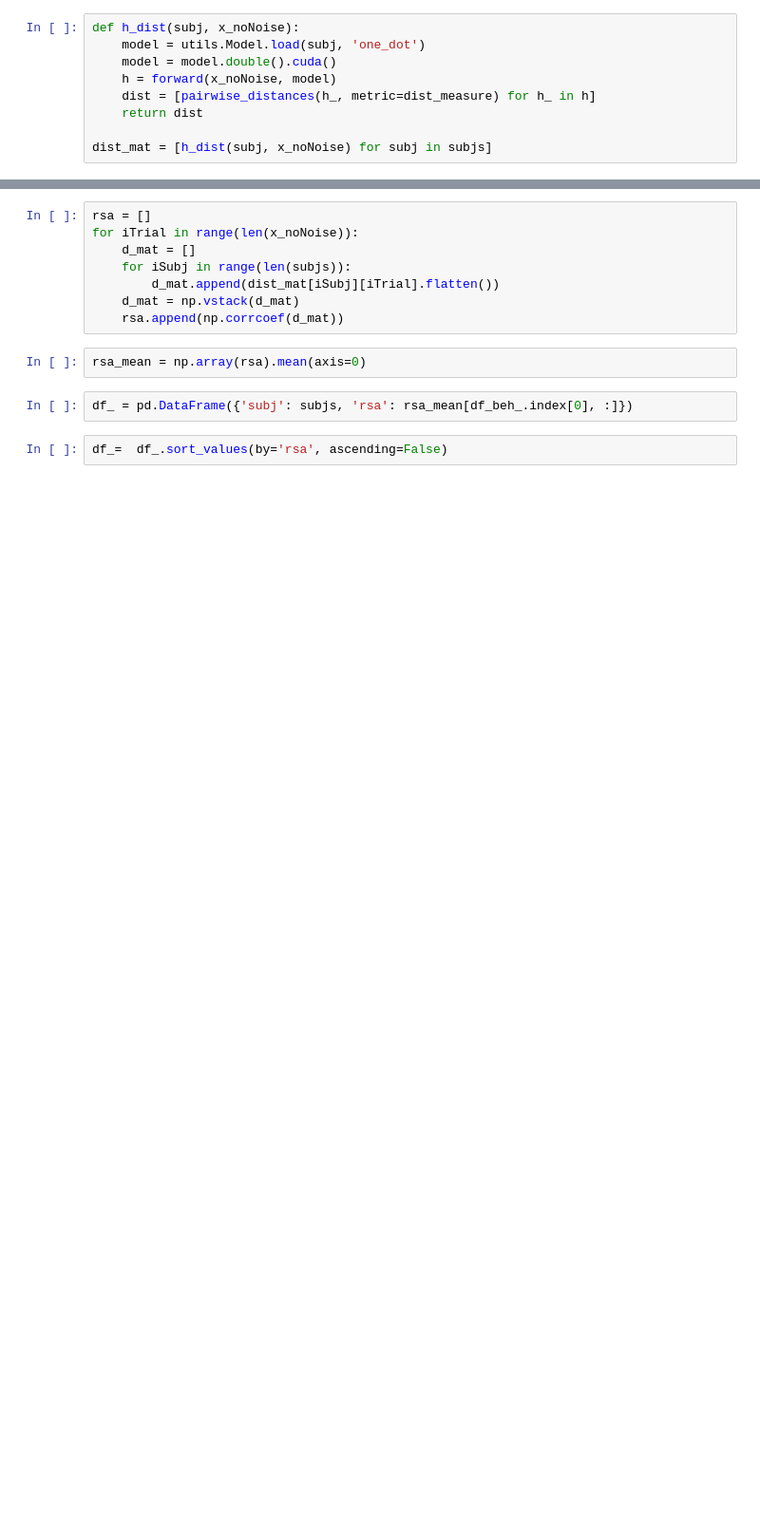
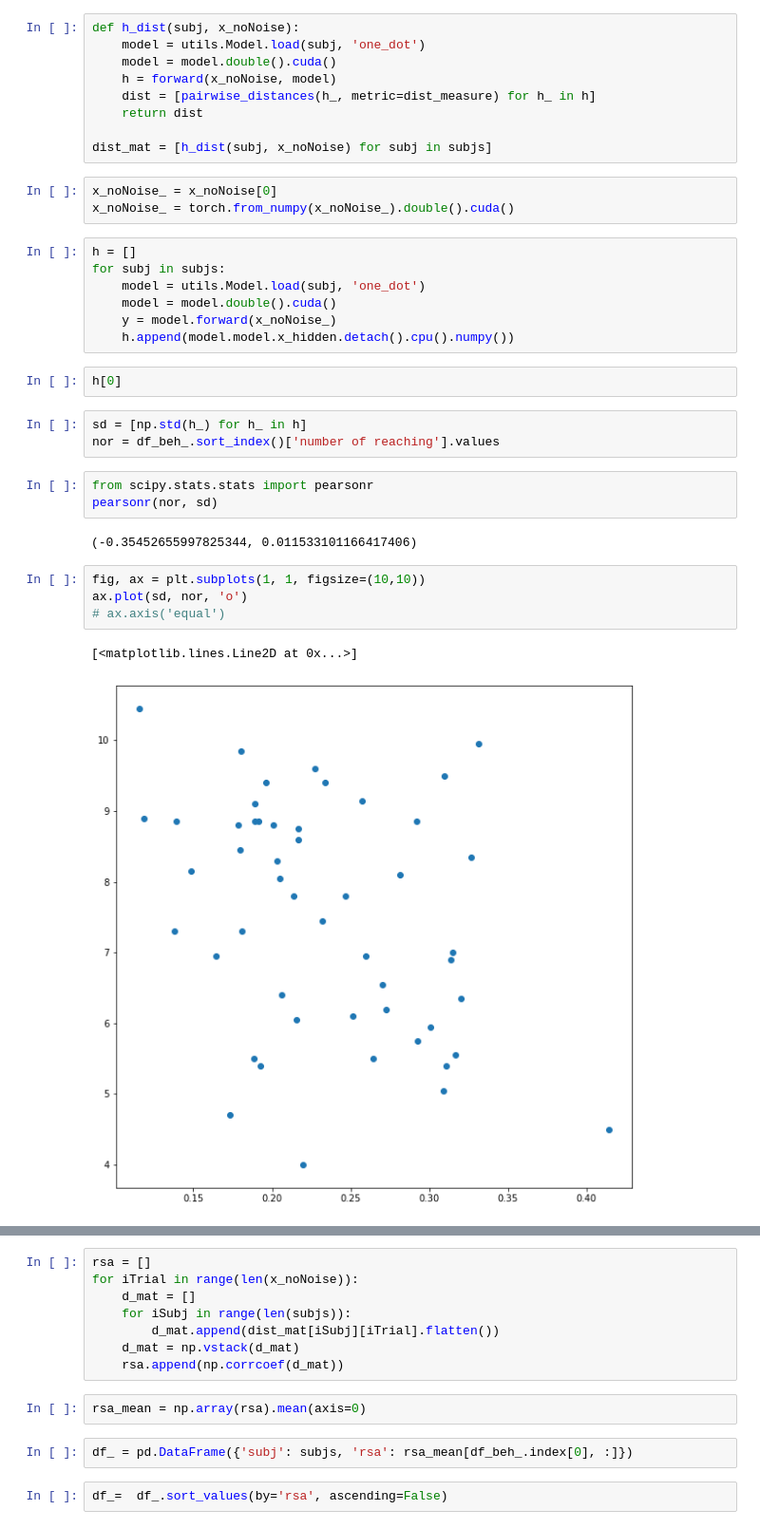
Before and after one commit to acercyc/Keio-Testing_analysis, a Jupyter notebook: src/test_ana_reaching_difficulty_by_dist.ipynb, the cells around one changed output, grey strips where cells are left out. Shown at 95% size. Drawn from its saved outputs; the diff is of its cells as text; blank space fills up the shorter version.

Commit message:
reaching_diff

```diff
--- a/src/test_ana_reaching_difficulty_by_dist.ipynb
+++ b/src/test_ana_reaching_difficulty_by_dist.ipynb
@@ -67,3 +67,30 @@ def h_dist(subj, x_noNoise):
     return dist
 
 dist_mat = [h_dist(subj, x_noNoise) for subj in subjs]
+# %%
+x_noNoise_ = x_noNoise[0]
+x_noNoise_ = torch.from_numpy(x_noNoise_).double().cuda()
+# %%
+h = []
+for subj in subjs:
+    model = utils.Model.load(subj, 'one_dot')
+    model = model.double().cuda()
+    y = model.forward(x_noNoise_)
+    h.append(model.model.x_hidden.detach().cpu().numpy())
+# %%
+h[0]
+# %%
+sd = [np.std(h_) for h_ in h]
+nor = df_beh_.sort_index()['number of reaching'].values
+# %%
+from scipy.stats.stats import pearsonr
+pearsonr(nor, sd)
+# %% [output]
+(-0.35452655997825344, 0.011533101166417406)
+# %%
+fig, ax = plt.subplots(1, 1, figsize=(10,10))
+ax.plot(sd, nor, 'o')
+# ax.axis('equal')
+# %% [output]
+[<matplotlib.lines.Line2D at 0x...>]
+[figure, added]
```
Also changed, not shown: parts of 4 cells of this notebook, 3 other files.
